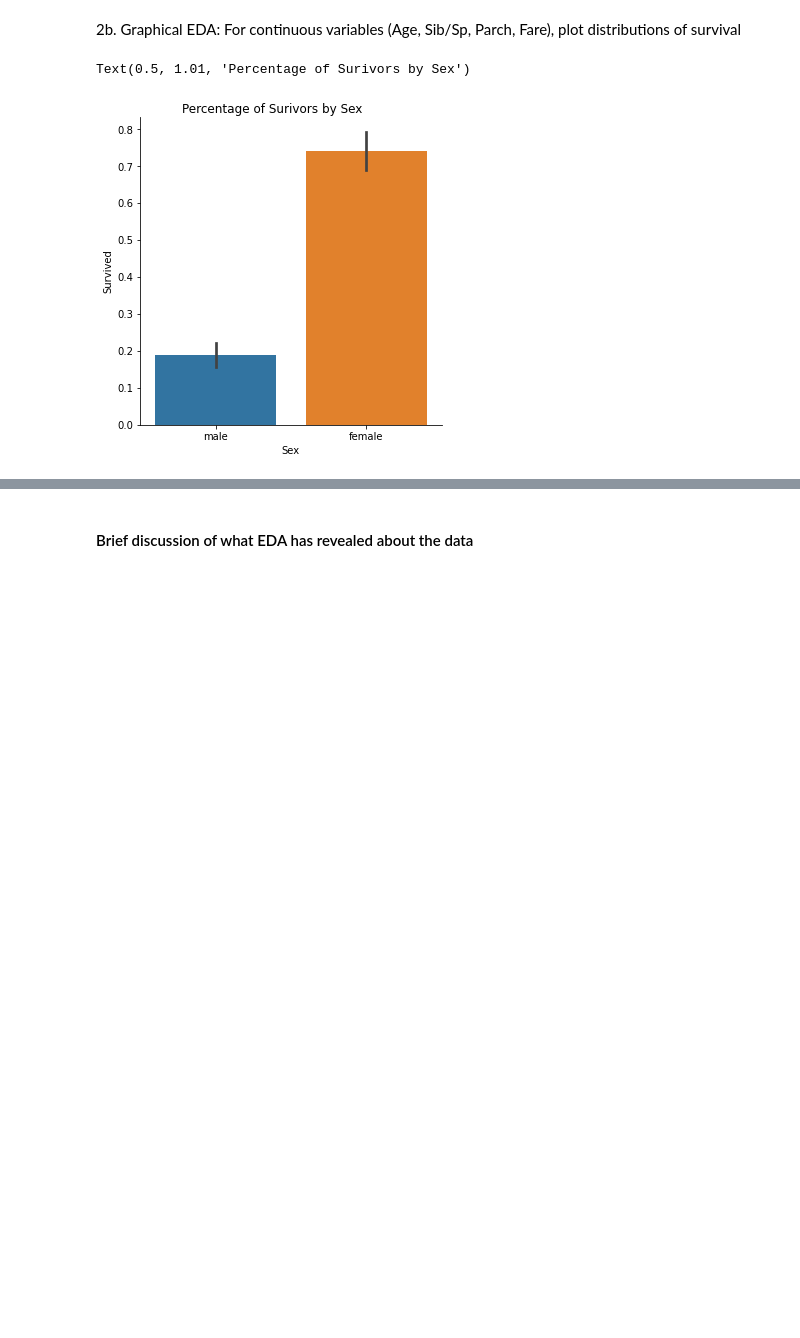
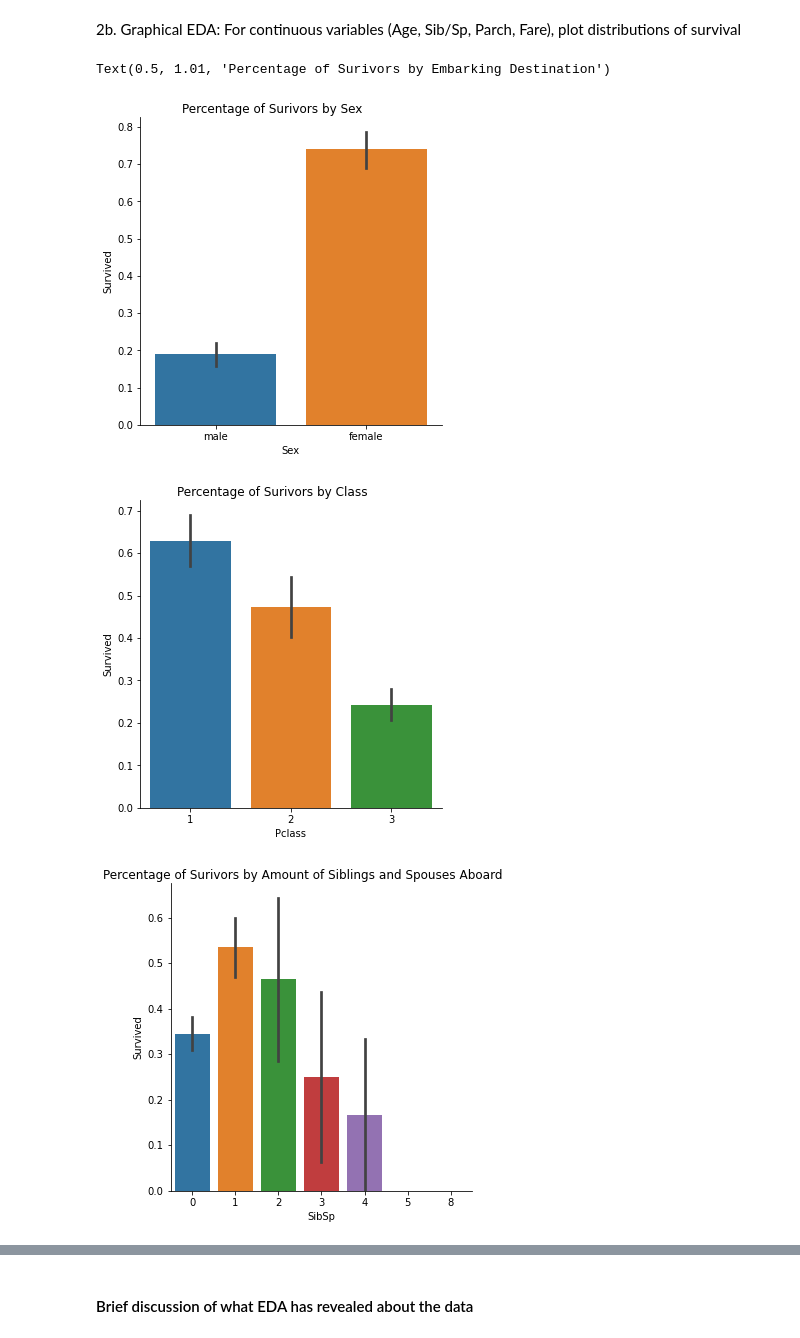
Before and after one commit to taywong00/data-science-titanic-survivors-final-project, a Jupyter notebook: solution.ipynb, the cells around one changed output, grey strips where cells are left out. Drawn from its saved outputs; the diff is of its cells as text; code cells hidden in the pictures; blank space fills up the shorter version.

```diff
--- a/solution.ipynb
+++ b/solution.ipynb
@@ -49,10 +50,25 @@ df.head(10).sort_values('Survived')
 2a. Graphical EDA: Display the different percentages of each feature in the total data (What percentage of each feature survived? What percentage did not?)
 # %% [markdown]
 2b. Graphical EDA: For continuous variables (Age, Sib/Sp, Parch, Fare), plot distributions of survival
-# %%
-#plot the percentage of people that survived compared to gender
-sex_plot = sns.catplot(data=df, x='Sex', y='Survived', kind='bar', margin_titles=True)
-sex_plot.fig.suptitle('Percentage of Surivors by Sex', y=1.01)
-# %% [output]
-Text(0.5, 1.01, 'Percentage of Surivors by Sex')
-[figure, removed]
+# %%
+# categorical data EDA (sex, Pclass, SibSp, Parch, Embarked)
+# plot the percentage of people that survived compared to gender
+sex_plot = sns.catplot(data=df, x='Sex', y='Survived', kind='bar', margin_titles=True)
+sex_plot.fig.suptitle('Percentage of Surivors by Sex', y=1.01)
+
+class_plot = sns.catplot(data=df, x='Pclass', y='Survived', kind='bar', margin_titles=True)
+class_plot.fig.suptitle('Percentage of Surivors by Class', y=1.01)
+
+sibsp_plot = sns.catplot(data=df, x='SibSp', y='Survived', kind='bar', margin_titles=True)
+sibsp_plot.fig.suptitle('Percentage of Surivors by Amount of Siblings and Spouses Aboard', y=1.01)
+
+parch_plot = sns.catplot(data=df, x='Parch', y='Survived', kind='bar', margin_titles=True)
+parch_plot.fig.suptitle('Percentage of Surivors by Parents and Children Aboard', y=1.01)
+
+embarked_plot = sns.catplot(data=df, x='Embarked', y='Survived', kind='bar', margin_titles=True)
+embarked_plot.fig.suptitle('Percentage of Surivors by Embarking Destination', y=1.01)
+# %% [output]
+Text(0.5, 1.01, 'Percentage of Surivors by Embarking Destination')
+[figure, added]
+[figure, added]
+[figure, added]
```
Also changed, not shown: parts of 4 cells of this notebook.
